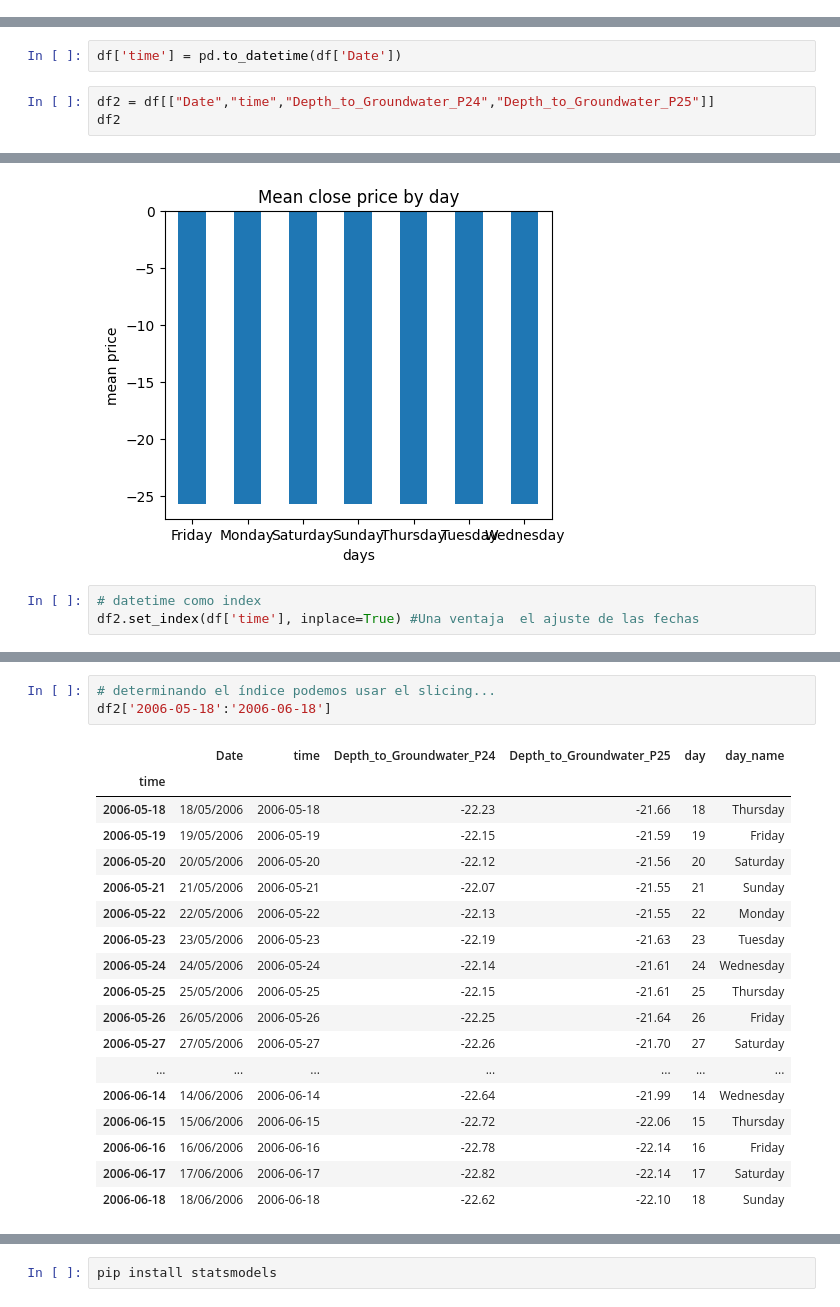
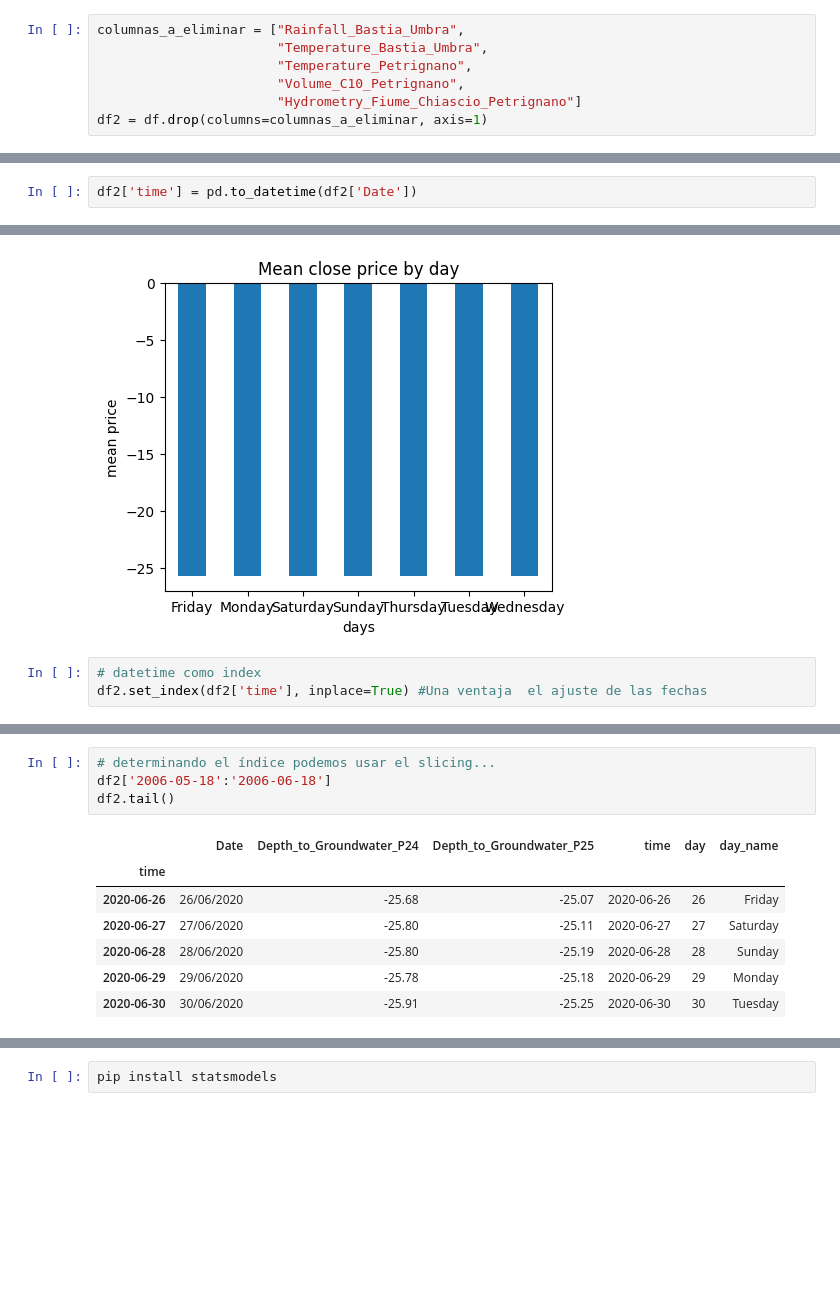
Before and after one commit to AngelRP8791/machine-learning-python-template, a Jupyter notebook: Time_series_Kaggle/1.- Intro Series financieras.ipynb, the cells around one changed output, grey strips where cells are left out. Cells and saved outputs as stored; diff of their text form; blank space fills up the shorter version.

```diff
--- a/Time_series_Kaggle/1.- Intro Series financieras.ipynb
+++ b/Time_series_Kaggle/1.- Intro Series financieras.ipynb
@@ -47,0 +60,7 @@ df2
+# %%
+columnas_a_eliminar = ["Rainfall_Bastia_Umbra",
+                       "Temperature_Bastia_Umbra",
+                       "Temperature_Petrignano",
+                       "Volume_C10_Petrignano",
+                       "Hydrometry_Fiume_Chiascio_Petrignano"]
+df2 = df.drop(columns=columnas_a_eliminar, axis=1)
@@ -79,5 +129,2 @@ Text(0.5, 0, 'time')
 # %%
-df['time'] = pd.to_datetime(df['Date'])
+df2['time'] = pd.to_datetime(df2['Date'])
-# %%
-df2 = df[["Date","time","Depth_to_Groundwater_P24","Depth_to_Groundwater_P25"]]
-df2
@@ -221,7 +258,7 @@ Text(0, 0.5, 'mean price')
 [figure]
 # %%
 # datetime como index
-df2.set_index(df['time'], inplace=True) #Una ventaja  el ajuste de las fechas
+df2.set_index(df2['time'], inplace=True) #Una ventaja  el ajuste de las fechas
 # %%
 df2.head()
 # %% [output]
@@ -241,25 +278,15 @@ plt.xticks(rotation=40, ha='right'); #not show text
 # %%
 # determinando el índice podemos usar el slicing...
 df2['2006-05-18':'2006-06-18']
+df2.tail()
 # %% [output]
-|  | Date | time | Depth_to_Groundwater_P24 | Depth_to_Groundwater_P25 | day | day_name |
+|  | Date | Depth_to_Groundwater_P24 | Depth_to_Groundwater_P25 | time | day | day_name |
 | time |  |  |  |  |  |  |
-| 2006-05-18 | 18/05/2006 | 2006-05-18 | -22.23 | -21.66 | 18 | Thursday |
-| 2006-05-19 | 19/05/2006 | 2006-05-19 | -22.15 | -21.59 | 19 | Friday |
-| 2006-05-20 | 20/05/2006 | 2006-05-20 | -22.12 | -21.56 | 20 | Saturday |
-| 2006-05-21 | 21/05/2006 | 2006-05-21 | -22.07 | -21.55 | 21 | Sunday |
-| 2006-05-22 | 22/05/2006 | 2006-05-22 | -22.13 | -21.55 | 22 | Monday |
-| 2006-05-23 | 23/05/2006 | 2006-05-23 | -22.19 | -21.63 | 23 | Tuesday |
-| 2006-05-24 | 24/05/2006 | 2006-05-24 | -22.14 | -21.61 | 24 | Wednesday |
-| 2006-05-25 | 25/05/2006 | 2006-05-25 | -22.15 | -21.61 | 25 | Thursday |
-| 2006-05-26 | 26/05/2006 | 2006-05-26 | -22.25 | -21.64 | 26 | Friday |
-| 2006-05-27 | 27/05/2006 | 2006-05-27 | -22.26 | -21.70 | 27 | Saturday |
-| ... | ... | ... | ... | ... | ... | ... |
-| 2006-06-14 | 14/06/2006 | 2006-06-14 | -22.64 | -21.99 | 14 | Wednesday |
-| 2006-06-15 | 15/06/2006 | 2006-06-15 | -22.72 | -22.06 | 15 | Thursday |
-| 2006-06-16 | 16/06/2006 | 2006-06-16 | -22.78 | -22.14 | 16 | Friday |
-| 2006-06-17 | 17/06/2006 | 2006-06-17 | -22.82 | -22.14 | 17 | Saturday |
-| 2006-06-18 | 18/06/2006 | 2006-06-18 | -22.62 | -22.10 | 18 | Sunday |
+| 2020-06-26 | 26/06/2020 | -25.68 | -25.07 | 2020-06-26 | 26 | Friday |
+| 2020-06-27 | 27/06/2020 | -25.80 | -25.11 | 2020-06-27 | 27 | Saturday |
+| 2020-06-28 | 28/06/2020 | -25.80 | -25.19 | 2020-06-28 | 28 | Sunday |
+| 2020-06-29 | 29/06/2020 | -25.78 | -25.18 | 2020-06-29 | 29 | Monday |
+| 2020-06-30 | 30/06/2020 | -25.91 | -25.25 | 2020-06-30 | 30 | Tuesday |
 # %%
 df2['2006-05-18':'2006-06-18'][['Depth_to_Groundwater_P24', 'Depth_to_Groundwater_P25']].plot()
 # %% [output]
```
Also changed, not shown: parts of 58 cells of this notebook, 2 other files.
